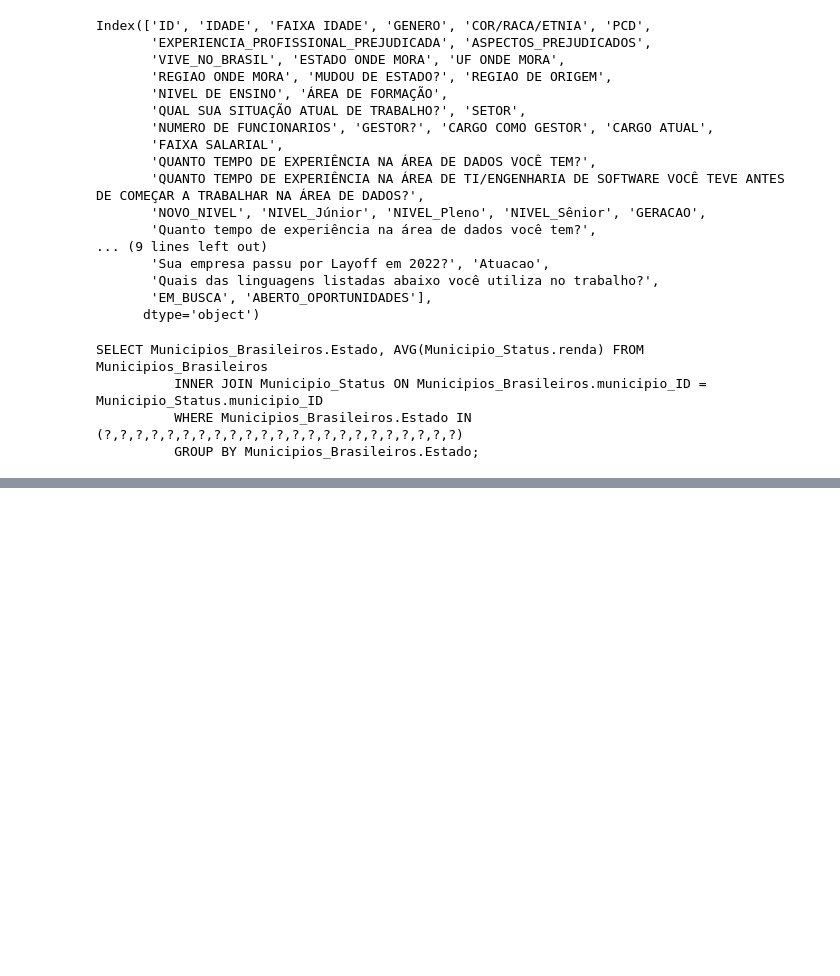
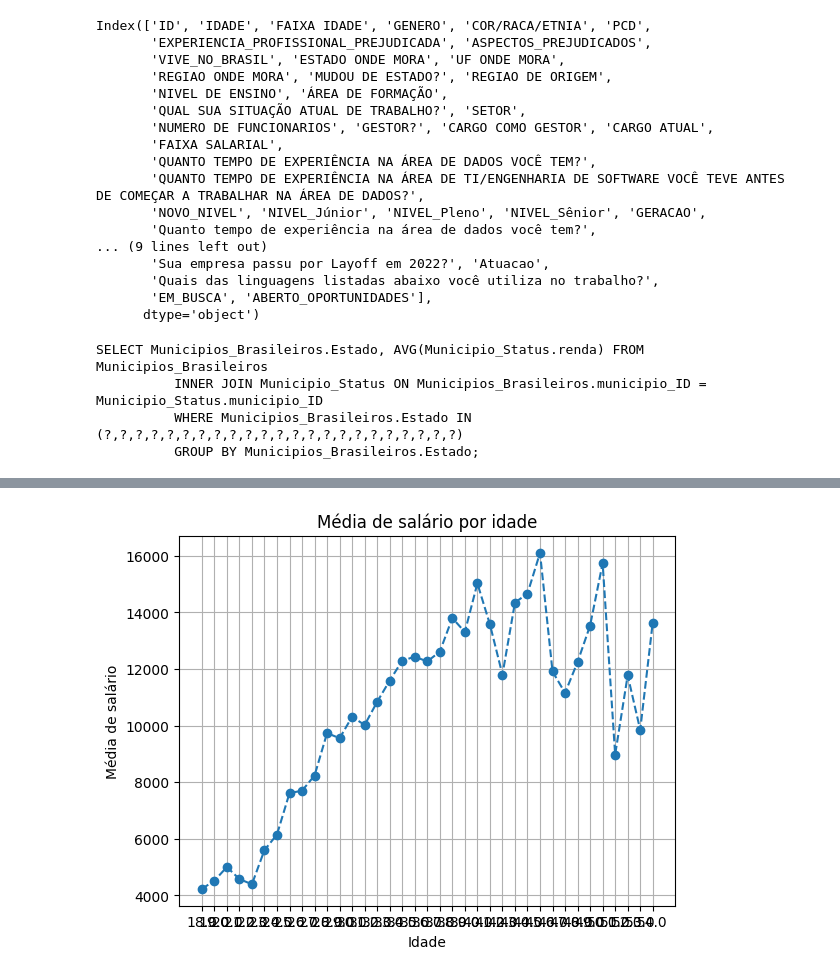
Before and after one commit to alessandrasarah/projetos-python, a Jupyter notebook: Análise_de_dados_biblioteca_Pandas.ipynb, the cells around one changed output, grey strips where cells are left out. Drawn from its saved outputs; the diff is of its cells as text; code cells hidden in the pictures; blank space fills up the shorter version.

```diff
--- a/Análise_de_dados_biblioteca_Pandas.ipynb
+++ b/Análise_de_dados_biblioteca_Pandas.ipynb
@@ -937,0 +1044,4 @@ dados = dados.merge(estados_renda, on='Estado', how='left')
+# %%
+dados['IDADE'] = dados['IDADE'].astype(str)
+# %%
+salario_por_idade = dados.groupby('IDADE')['SALARIO'].mean()
@@ -937,0 +1072,10 @@ dados = dados.merge(estados_renda, on='Estado', how='left')
+# %%
+plt.figure()
+plt.plot(salario_por_idade.index, salario_por_idade.values, marker='o', linestyle='--')
+plt.title('Média de salário por idade')
+plt.xlabel('Idade')
+plt.ylabel('Média de salário')
+plt.grid(True)
+plt.show()
+# %% [output]
+[figure, added]
```
Also changed, not shown: parts of 24 cells of this notebook.
